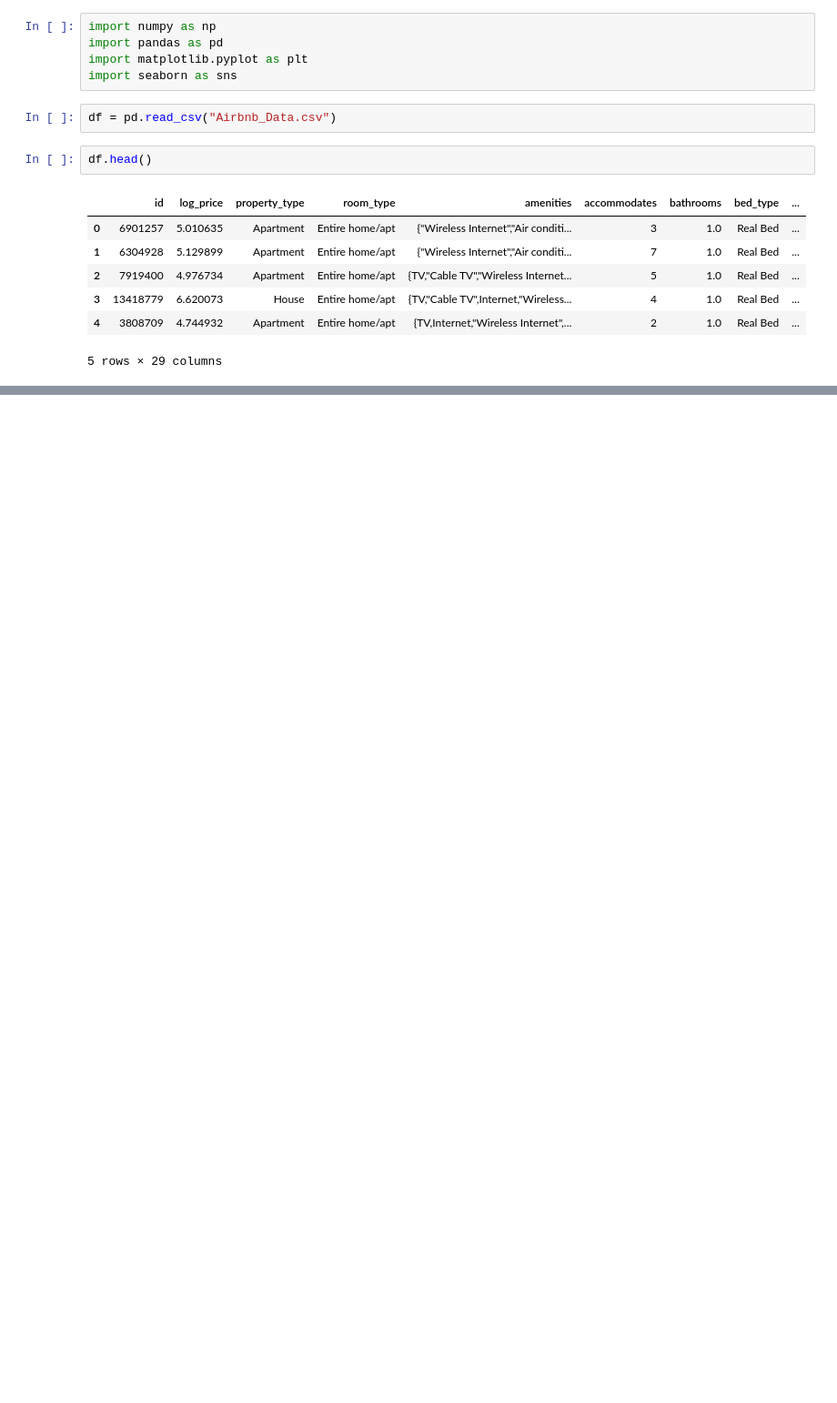
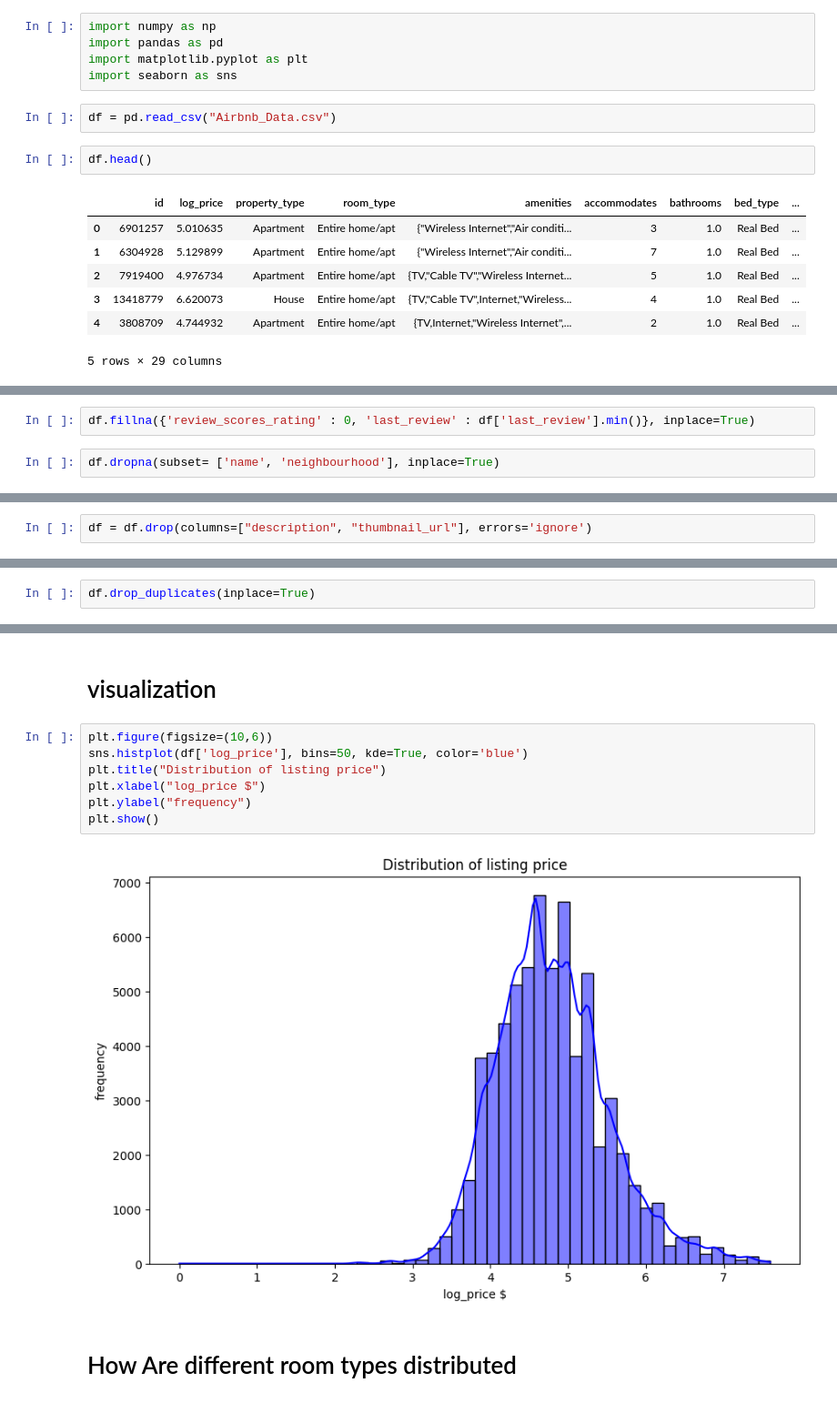
Before and after one commit to mukeshlilawat1/Airbnb-Data-Visualization, a Jupyter notebook: Airbnb.ipynb, the cells around one changed output, grey strips where cells are left out. Shown at 91% size. Drawn from its saved outputs; the diff is of its cells as text; blank space fills up the shorter version.

```diff
--- a/Airbnb.ipynb
+++ b/Airbnb.ipynb
@@ -17,0 +95,4 @@ df.head()
+# %%
+df.fillna({'review_scores_rating' : 0, 'last_review' : df['last_review'].min()}, inplace=True)
+# %%
+df.dropna(subset= ['name', 'neighbourhood'], inplace=True)
@@ -17,0 +119,2 @@ df.head()
+# %%
+df = df.drop(columns=["description", "thumbnail_url"], errors='ignore')
@@ -17,0 +133,2 @@ df.head()
+# %%
+df.drop_duplicates(inplace=True)
@@ -17,0 +169,13 @@ df.head()
+# %% [markdown]
+# visualization
+# %%
+plt.figure(figsize=(10,6))
+sns.histplot(df['log_price'], bins=50, kde=True, color='blue')
+plt.title("Distribution of listing price")
+plt.xlabel("log_price $")
+plt.ylabel("frequency")
+plt.show()
+# %% [output]
+[figure, added]
+# %% [markdown]
+ # How Are different room types distributed
```
Also changed, not shown: parts of 20 cells of this notebook.
